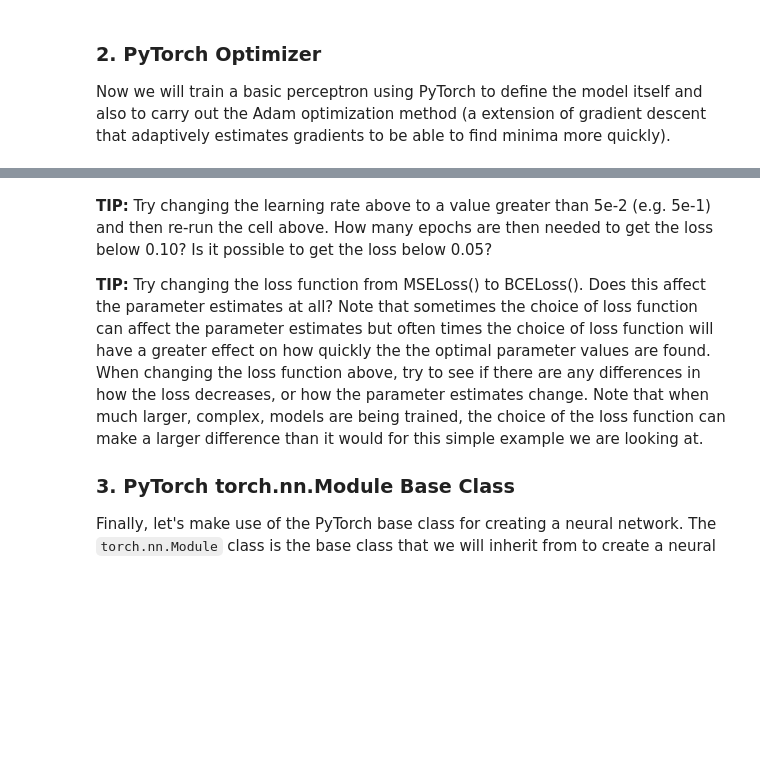
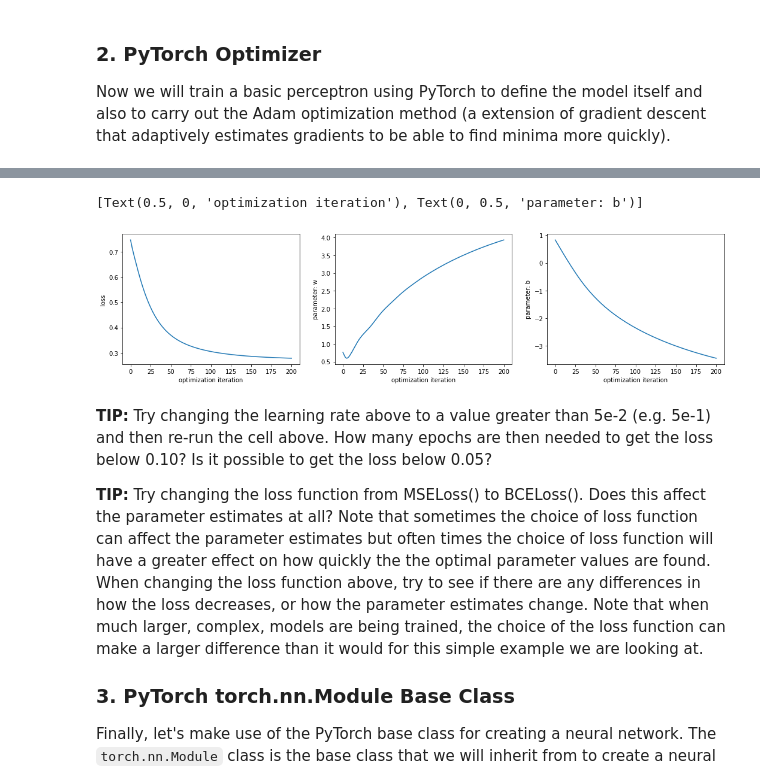
Before and after one commit to sgeinitz/cs39aa_notebooks, a Jupyter notebook: nb_E_perceptron_from_scratch.ipynb, the cells around one changed output, grey strips where cells are left out. Drawn from its saved outputs; the diff is of its cells as text; code cells hidden in the pictures; blank space fills up the shorter version.

```diff
--- a/nb_E_perceptron_from_scratch.ipynb
+++ b/nb_E_perceptron_from_scratch.ipynb
@@ -325,7 +375,7 @@ y_tensor = torch.tensor(y).float().reshape(N, D_out)
 
 # Declare a perceptron instance
 model = torch.nn.Sequential(
-    torch.nn.Linear(1, 1),
+    torch.nn.Linear(D_in, D_out),
     torch.nn.Sigmoid()
 )
 
@@ -369,3 +419,4 @@ ax2.plot(range(0,len(params)), [parm[0] for parm in params])
 ax2.set(xlabel="optimization iteration", ylabel="parameter: w")
 ax3.plot(range(0,len(params)), [parm[1] for parm in params])
 ax3.set(xlabel="optimization iteration", ylabel="parameter: b")
+# %% [output]
@@ -372,3 +431,5 @@ ax3.set(xlabel="optimization iteration", ylabel="parameter: b")
+[Text(0.5, 0, 'optimization iteration'), Text(0, 0.5, 'parameter: b')]
+[figure, added]
 # %% [markdown]
 __TIP:__ Try changing the learning rate above to a value greater than 5e-2 (e.g. 5e-1) and then re-run the cell above. How many epochs are then needed to get the loss below 0.10? Is it possible to get the loss below 0.05?
 
```
Also changed, not shown: parts of 14 cells of this notebook.
